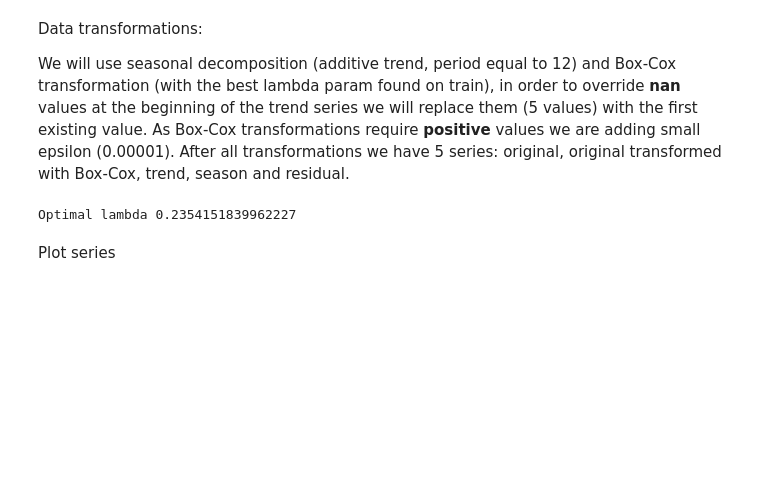
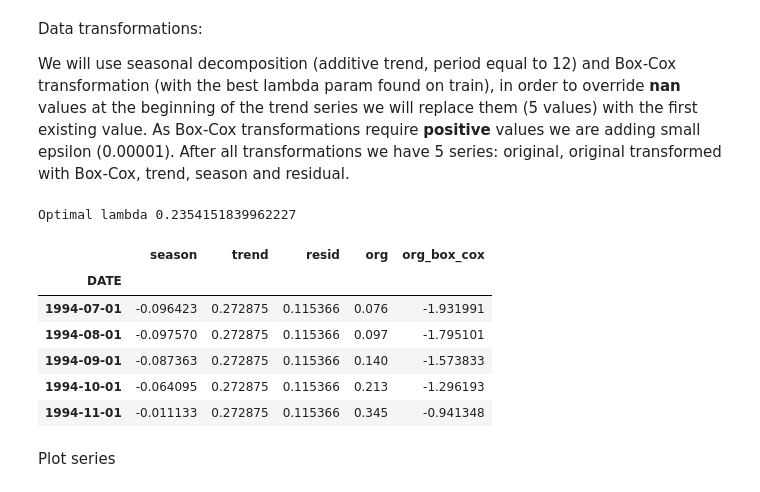
Before and after one commit to jcierocki/INGModellingContest, a Jupyter notebook: notebooks/models.ipynb, the cells around one changed output. Saved outputs shown, nothing was run; the diff lists cells and outputs as text; code cells hidden in the pictures; blank space fills up the shorter version.

```diff
--- a/notebooks/models.ipynb
+++ b/notebooks/models.ipynb
@@ -81,6 +81,16 @@ df = df_seasonal.copy()
 df = df.fillna(df.loc[~df['trend'].isnull()].iloc[0])
 # %% [output]
 Optimal lambda 0.2354151839962227
+# %%
+df.head()
+# %% [output]
+|  | season | trend | resid | org | org_box_cox |
+| DATE |  |  |  |  |  |
+| 1994-07-01 | -0.096423 | 0.272875 | 0.115366 | 0.076 | -1.931991 |
+| 1994-08-01 | -0.097570 | 0.272875 | 0.115366 | 0.097 | -1.795101 |
+| 1994-09-01 | -0.087363 | 0.272875 | 0.115366 | 0.140 | -1.573833 |
+| 1994-10-01 | -0.064095 | 0.272875 | 0.115366 | 0.213 | -1.296193 |
+| 1994-11-01 | -0.011133 | 0.272875 | 0.115366 | 0.345 | -0.941348 |
 # %%
 columns = df_seasonal.columns
 # %% [markdown]
```
Also changed, not shown: parts of 5 cells of this notebook.
